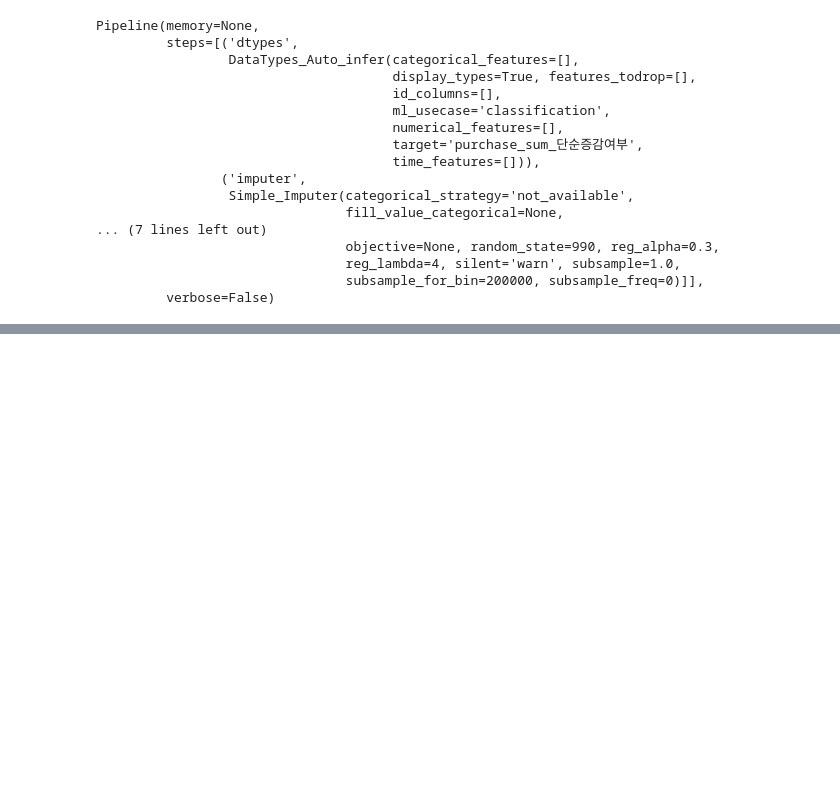
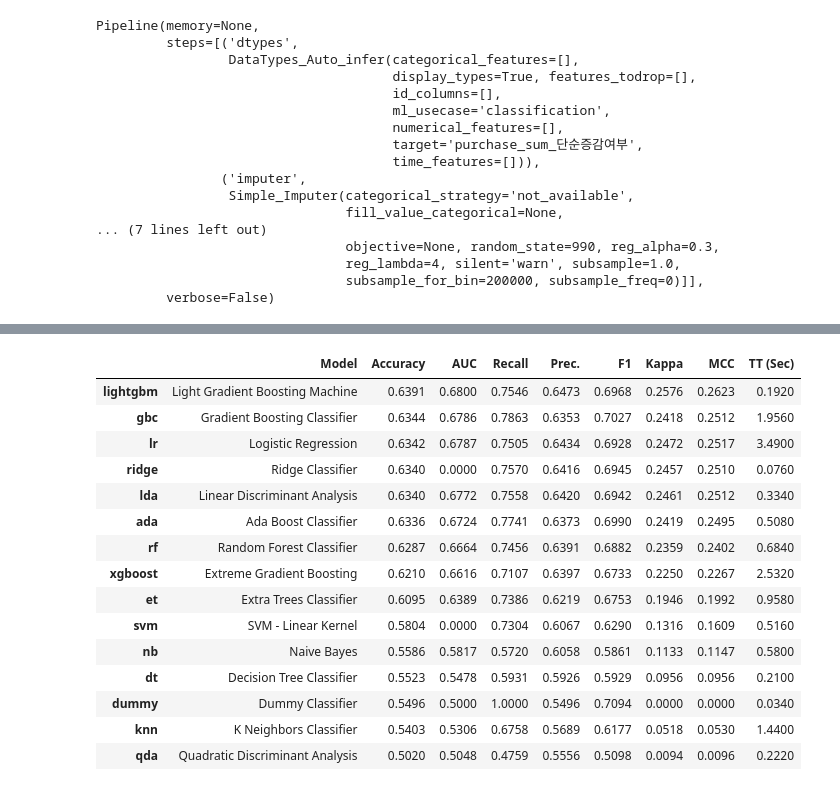
Before and after one commit to leejunghyunA/second_projects, a Jupyter notebook: 전체 모델링_10_25.ipynb, the cells around one changed output, grey strips where cells are left out. Drawn from its saved outputs; the diff is of its cells as text; code cells hidden in the pictures; blank space fills up the shorter version.

```diff
--- a/전체 모델링_10_25.ipynb
+++ b/전체 모델링_10_25.ipynb
@@ -219,0 +306,19 @@ Pipeline(memory=None,
+# %%
+model = clf.compare_models()
+# %% [output]
+|  | Model | Accuracy | AUC | Recall | Prec. | F1 | Kappa | MCC | TT (Sec) |
+| lightgbm | Light Gradient Boosting Machine | 0.6391 | 0.6800 | 0.7546 | 0.6473 | 0.6968 | 0.2576 | 0.2623 | 0.1920 |
+| gbc | Gradient Boosting Classifier | 0.6344 | 0.6786 | 0.7863 | 0.6353 | 0.7027 | 0.2418 | 0.2512 | 1.9560 |
+| lr | Logistic Regression | 0.6342 | 0.6787 | 0.7505 | 0.6434 | 0.6928 | 0.2472 | 0.2517 | 3.4900 |
+| ridge | Ridge Classifier | 0.6340 | 0.0000 | 0.7570 | 0.6416 | 0.6945 | 0.2457 | 0.2510 | 0.0760 |
+| lda | Linear Discriminant Analysis | 0.6340 | 0.6772 | 0.7558 | 0.6420 | 0.6942 | 0.2461 | 0.2512 | 0.3340 |
+| ada | Ada Boost Classifier | 0.6336 | 0.6724 | 0.7741 | 0.6373 | 0.6990 | 0.2419 | 0.2495 | 0.5080 |
+| rf | Random Forest Classifier | 0.6287 | 0.6664 | 0.7456 | 0.6391 | 0.6882 | 0.2359 | 0.2402 | 0.6840 |
+| xgboost | Extreme Gradient Boosting | 0.6210 | 0.6616 | 0.7107 | 0.6397 | 0.6733 | 0.2250 | 0.2267 | 2.5320 |
+| et | Extra Trees Classifier | 0.6095 | 0.6389 | 0.7386 | 0.6219 | 0.6753 | 0.1946 | 0.1992 | 0.9580 |
+| svm | SVM - Linear Kernel | 0.5804 | 0.0000 | 0.7304 | 0.6067 | 0.6290 | 0.1316 | 0.1609 | 0.5160 |
+| nb | Naive Bayes | 0.5586 | 0.5817 | 0.5720 | 0.6058 | 0.5861 | 0.1133 | 0.1147 | 0.5800 |
+| dt | Decision Tree Classifier | 0.5523 | 0.5478 | 0.5931 | 0.5926 | 0.5929 | 0.0956 | 0.0956 | 0.2100 |
+| dummy | Dummy Classifier | 0.5496 | 0.5000 | 1.0000 | 0.5496 | 0.7094 | 0.0000 | 0.0000 | 0.0340 |
+| knn | K Neighbors Classifier | 0.5403 | 0.5306 | 0.6758 | 0.5689 | 0.6177 | 0.0518 | 0.0530 | 1.4400 |
+| qda | Quadratic Discriminant Analysis | 0.5020 | 0.5048 | 0.4759 | 0.5556 | 0.5098 | 0.0094 | 0.0096 | 0.2220 |
```
Also changed, not shown: parts of 11 cells of this notebook.
